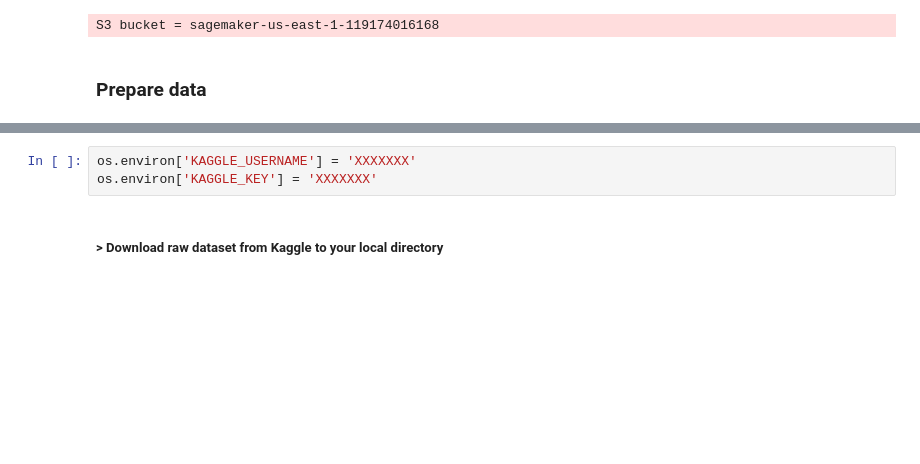
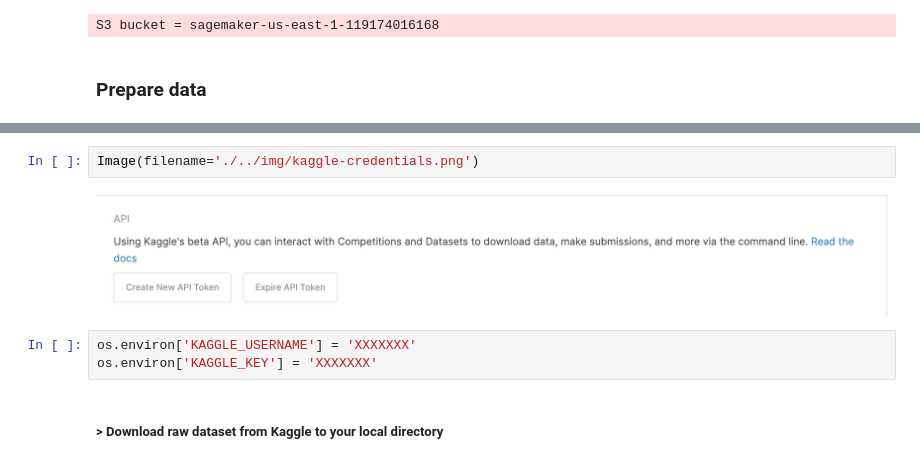
Before and after one commit to arunprsh/train-bert-from-scratch-on-sagemaker, a Jupyter notebook: 01-prepare/01-prepare-datasets.ipynb, the cells around one changed output, grey strips where cells are left out. Saved outputs shown, nothing was run; the diff lists cells and outputs as text; blank space fills up the shorter version.

```diff
--- a/01-prepare/01-prepare-datasets.ipynb
+++ b/01-prepare/01-prepare-datasets.ipynb
@@ -74,3 +74,7 @@ S3 bucket = sagemaker-us-east-1-119174016168
+# %%
+Image(filename='./../img/kaggle-credentials.png')
+# %% [output]
+[figure, added]
 # %%
 os.environ['KAGGLE_USERNAME'] = 'XXXXXXX'
 os.environ['KAGGLE_KEY'] = 'XXXXXXX'
```
Also changed, not shown: parts of 2 cells of this notebook.
